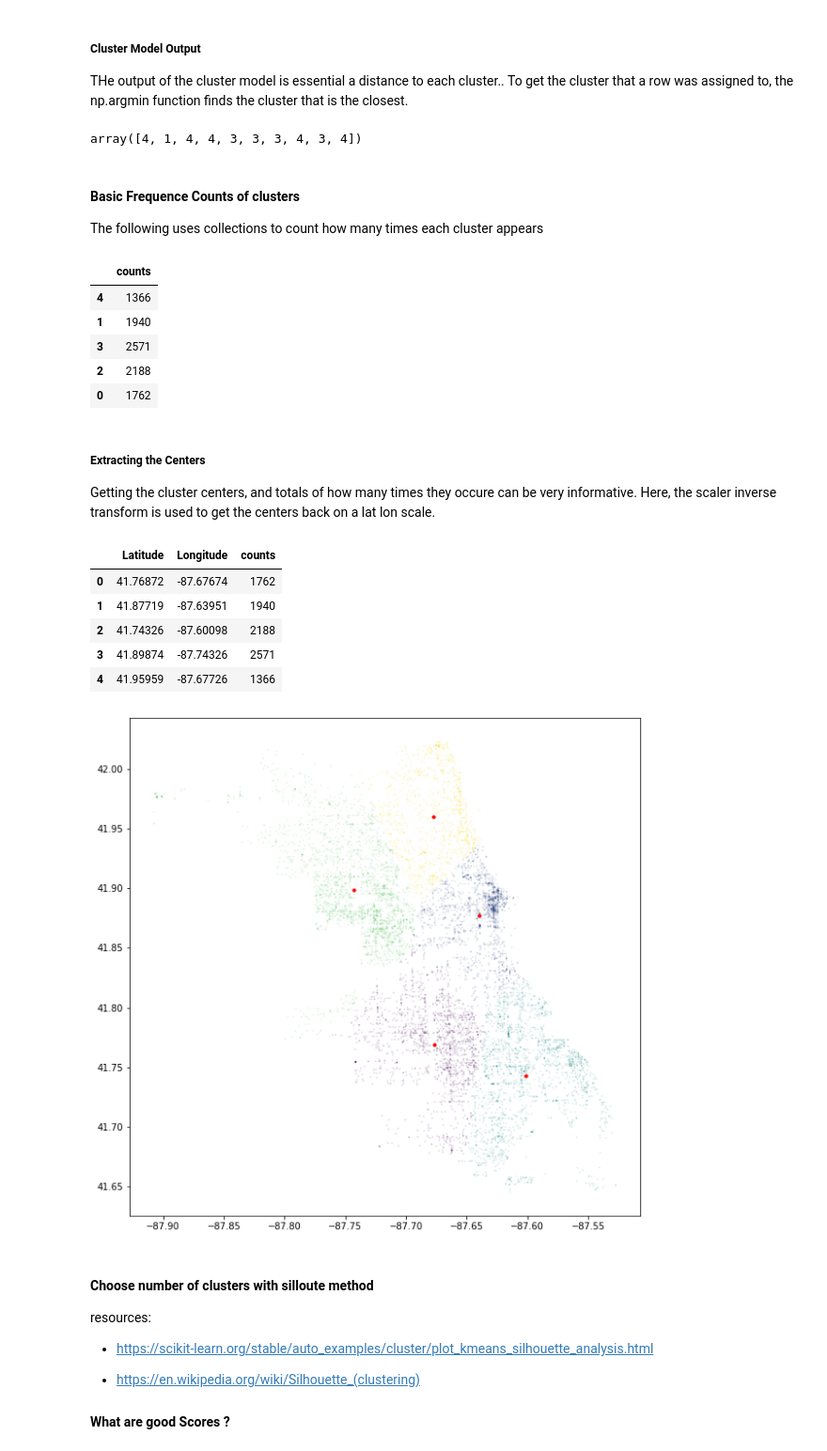
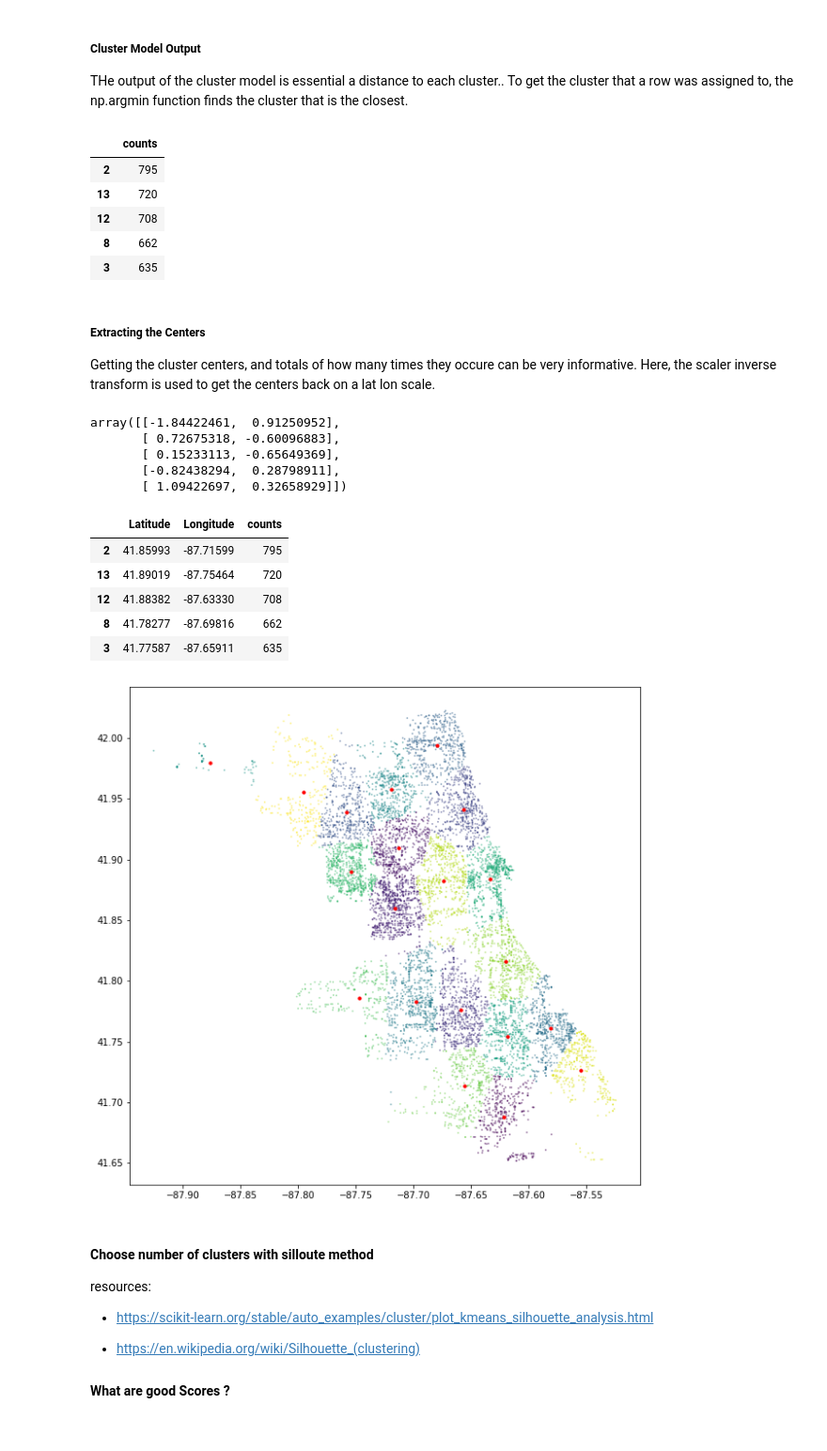
Before and after one commit to mdavis29/DataScience101, a Jupyter notebook: MachineLearning/ClusteringSklearn.ipynb, the cells around one changed output. Shown: that part at 94% size. Saved outputs shown, nothing was run; the diff lists cells and outputs as text; code cells hidden in the pictures.

```diff
--- a/MachineLearning/ClusteringSklearn.ipynb
+++ b/MachineLearning/ClusteringSklearn.ipynb
@@ -25,8 +25,8 @@ import numpy as np
 pd.set_option('display.float_format', lambda x: '%.5f' % x)
 file_path = '../data/Crimes_-_2018.csv'
 data = pd.read_csv(file_path)
-
-data = data.sample(10000)
+print(data.shape)
+#data = data.sample(10000)
 # if you are unsure where the file is
 # import os
 # os.listdir() # lists files in the working directory where python is.
@@ -86,7 +71,7 @@ set(data['Primary Type'])
 # %%
 # filter the data set down to only
 
-data_filtered = data.loc[data['Primary Type'] == 'MOTOR VEHICLE THEFT', ['Latitude','Longitude']]
+data = data.loc[data['Primary Type'] == 'MOTOR VEHICLE THEFT',:]
 print(data.shape)
-print(data_filtered.shape)
+print(data.shape)
 # %% [output]
@@ -134,13 +110,22 @@ data = data.dropna(subset=lat_lon_cols)
 scaler = StandardScaler()
 data_scaled  = scaler.fit_transform(data[lat_lon_cols])
 
-# fit the kmeans model on the scaled data
-model = KMeans(n_clusters=5, random_state=10)
-model = model.fit(data_scaled )
 
 # create clusterin pipeline linking the scaler to the model
-steps = [('scale', scaler), ('model', model)]
+steps = [('scale', scaler)]
 cluster_pipe = Pipeline(steps)
 
 # ad column selection to pipeline
 pipe = ColumnTransformer(transformers=[('cluster_pipe', cluster_pipe, lat_lon_cols)]).fit(data)
+
+
+
+# preprocess the lat and long columns
+X = pipe.transform(data)
+
+# fit the kmeans model on the scaled data
+model = KMeans(n_clusters=20, random_state=10)
+model = model.fit(X)
+
+cluster_labels = model.predict(X)
+cluster_labels[0:10]
@@ -148,39 +135,33 @@ pipe = ColumnTransformer(transformers=[('cluster_pipe', cluster_pipe, lat_lon_co
 ##### Cluster Model Output
 THe output of the cluster model is essential a distance to each cluster..
 To get the cluster that a row was assigned to, the np.argmin function finds the cluster that is the closest.
-# %%
-# to build the cluster model with k means, you need to import it from sklearn
-
-
-cluster_dist = pipe.transform(data)
-cluster_labels = np.argmin(cluster_dist, axis=1)
-
-cluster_labels[0:10]
-# %% [output]
-array([4, 1, 4, 4, 3, 3, 3, 4, 3, 4])
-# %% [markdown]
-#### Basic Frequence Counts of clusters
-The following uses collections to count how many times each cluster appears
 # %%
 # create counts of labels
 ## Create Cluster Labels based on frequency
-
-
-#
+Counter(cluster_labels)
 counts = pd.DataFrame(pd.Series(Counter(cluster_labels)))
 counts.columns = ['counts']
-counts
+
+counts.sort_values('counts', ascending=False).head()
 # %% [output]
 |  | counts |
-| 4 | 1366 |
-| 1 | 1940 |
-| 3 | 2571 |
-| 2 | 2188 |
-| 0 | 1762 |
+| 2 | 795 |
+| 13 | 720 |
+| 12 | 708 |
+| 8 | 662 |
+| 3 | 635 |
 # %% [markdown]
 ##### Extracting the Centers
 Getting the cluster centers, and totals of how many times they occure can be very informative.
 Here, the scaler inverse transform is used to get the centers back on a lat lon scale.
+# %%
+ model.cluster_centers_[0:5, :]
+# %% [output]
+array([[-1.84422461,  0.91250952],
+       [ 0.72675318, -0.60096883],
+       [ 0.15233113, -0.65649369],
+       [-0.82438294,  0.28798911],
+       [ 1.09422697,  0.32658929]])
 # %%
 ### Get the coorindates of the clusters
 # get the model's centers
@@ -194,11 +175,11 @@ results = pd.DataFrame(centers_rescaled, columns =  ['Latitude','Longitude'], in
 
 # merge the counts back to the results,
 results = results.merge(counts, how='inner', left_index=True, right_index=True)
-results
+results.sort_values(by='counts', ascending=False).head()
 # %% [output]
 |  | Latitude | Longitude | counts |
-| 0 | 41.76872 | -87.67674 | 1762 |
-| 1 | 41.87719 | -87.63951 | 1940 |
-| 2 | 41.74326 | -87.60098 | 2188 |
-| 3 | 41.89874 | -87.74326 | 2571 |
-| 4 | 41.95959 | -87.67726 | 1366 |
+| 2 | 41.85993 | -87.71599 | 795 |
+| 13 | 41.89019 | -87.75464 | 720 |
+| 12 | 41.88382 | -87.63330 | 708 |
+| 8 | 41.78277 | -87.69816 | 662 |
+| 3 | 41.77587 | -87.65911 | 635 |
@@ -209,18 +186,18 @@ counts = Counter(cluster_labels)
 # %%
 # it always a good idea to plot the clusters
 from matplotlib import pyplot as plt
 x = data['Longitude']
 y = data['Latitude']
 colors = cluster_labels
 plt.figure(figsize=(10,10))
-plt.scatter(x, y,s =1, c=colors, alpha=.1)
+plt.scatter(x, y,s =1, c=colors, alpha=.4)
 plt.scatter(results['Longitude'], results['Latitude'], c ='red',s =10 )
 
 
 plt.show()
 display()
 # %% [output]
-[figure, old version]
+[figure, new version]
 # %% [markdown]
 
 ####  Choose number of clusters with silloute method
```
Also changed, not shown: parts of 37 cells of this notebook.
